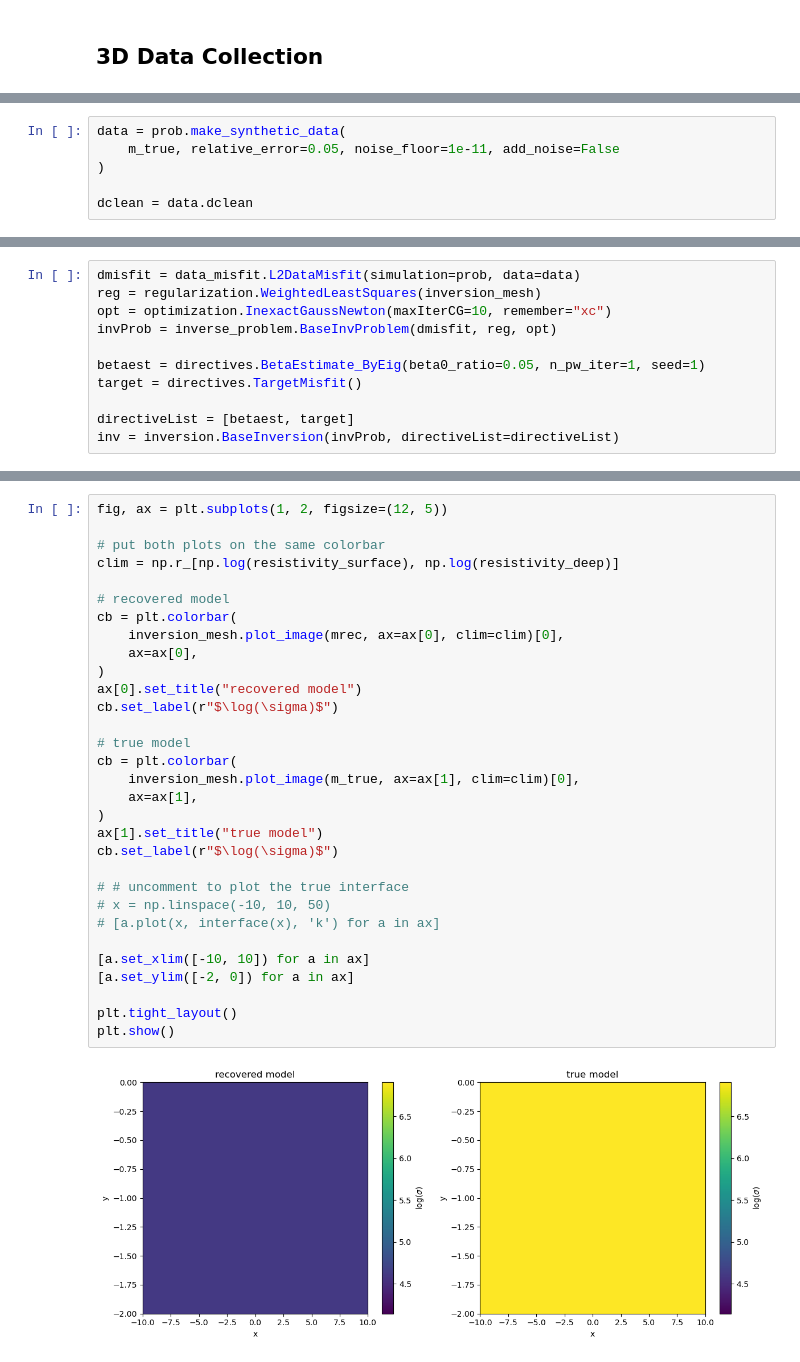
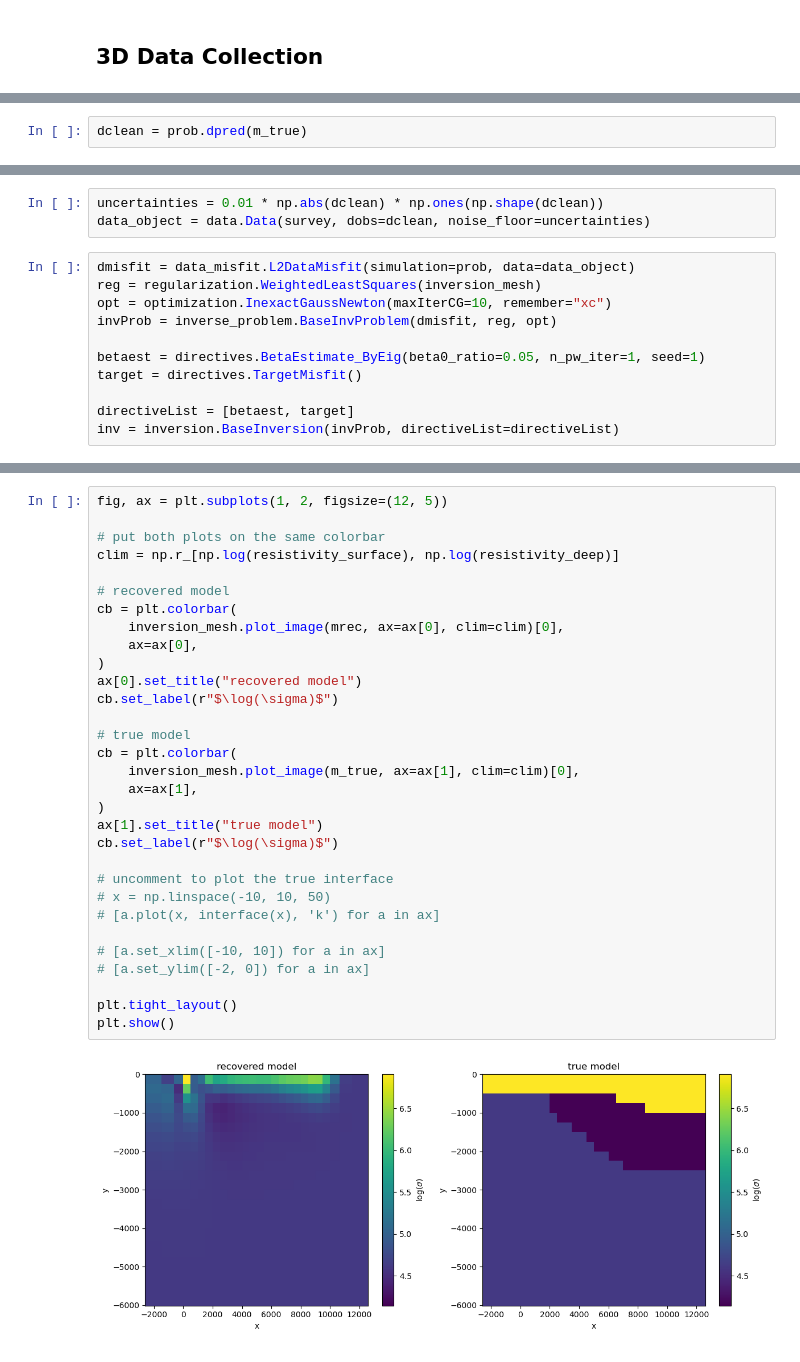
Before and after one commit to SabrinaAshik/EOSC454-Project-SabrinaAshik, a Jupyter notebook: 3d_files/3d_fwd_fdem_simulation.ipynb, the cells around one changed output, grey strips where cells are left out. Cells and saved outputs as stored; diff of their text form.

```diff
--- a/3d_files/3d_fwd_fdem_simulation.ipynb
+++ b/3d_files/3d_fwd_fdem_simulation.ipynb
@@ -340,7 +338,3 @@ prob = fdem.Simulation3DMagneticFluxDensity(
 )
-# %%
-data = prob.make_synthetic_data(
-    m_true, relative_error=0.05, noise_floor=1e-11, add_noise=False
-)
-
-dclean = data.dclean
+# %%
+dclean = prob.dpred(m_true)
@@ -349,5 +380,8 @@ dclean = data.dclean
+# %%
+uncertainties = 0.01 * np.abs(dclean) * np.ones(np.shape(dclean))
+data_object = data.Data(survey, dobs=dclean, noise_floor=uncertainties)
 # %%
-dmisfit = data_misfit.L2DataMisfit(simulation=prob, data=data)
+dmisfit = data_misfit.L2DataMisfit(simulation=prob, data=data_object)
 reg = regularization.WeightedLeastSquares(inversion_mesh)
 opt = optimization.InexactGaussNewton(maxIterCG=10, remember="xc")
 invProb = inverse_problem.BaseInvProblem(dmisfit, reg, opt)
@@ -381,33 +415,33 @@ model has any nan: 0
 # %%
 fig, ax = plt.subplots(1, 2, figsize=(12, 5))
 
 # put both plots on the same colorbar
 clim = np.r_[np.log(resistivity_surface), np.log(resistivity_deep)]
 
 # recovered model
 cb = plt.colorbar(
     inversion_mesh.plot_image(mrec, ax=ax[0], clim=clim)[0],
     ax=ax[0],
 )
 ax[0].set_title("recovered model")
 cb.set_label(r"$\log(\sigma)$")
 
 # true model
 cb = plt.colorbar(
     inversion_mesh.plot_image(m_true, ax=ax[1], clim=clim)[0],
     ax=ax[1],
 )
 ax[1].set_title("true model")
 cb.set_label(r"$\log(\sigma)$")
 
-# # uncomment to plot the true interface
+# uncomment to plot the true interface
 # x = np.linspace(-10, 10, 50)
 # [a.plot(x, interface(x), 'k') for a in ax]
 
-[a.set_xlim([-10, 10]) for a in ax]
-[a.set_ylim([-2, 0]) for a in ax]
+# [a.set_xlim([-10, 10]) for a in ax]
+# [a.set_ylim([-2, 0]) for a in ax]
 
 plt.tight_layout()
 plt.show()
 # %% [output]
-[figure, old version]
+[figure, new version]
```
Also changed, not shown: parts of 9 cells of this notebook.
